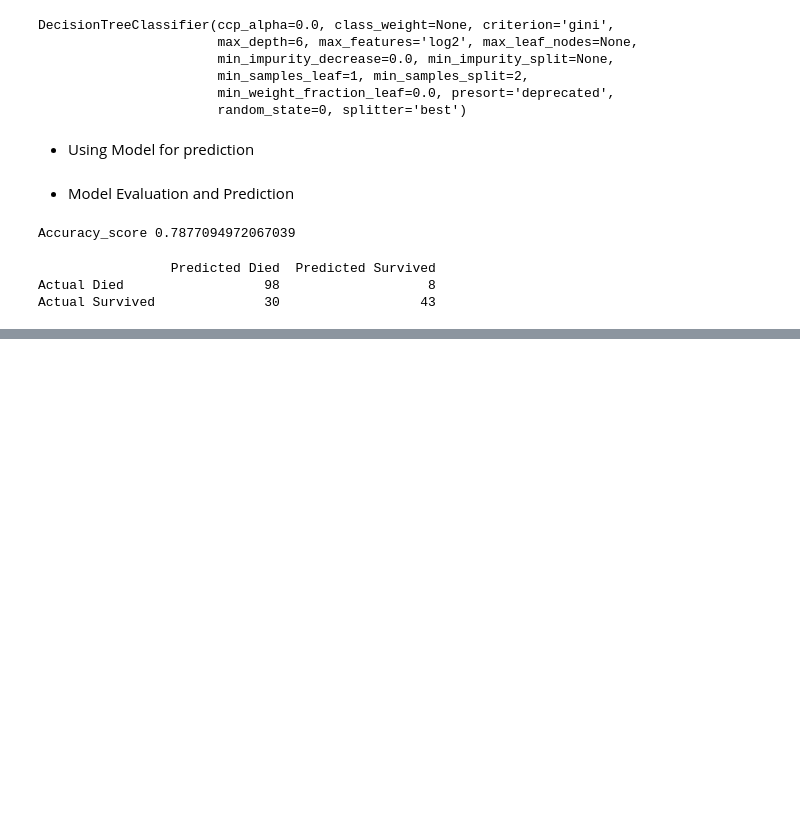
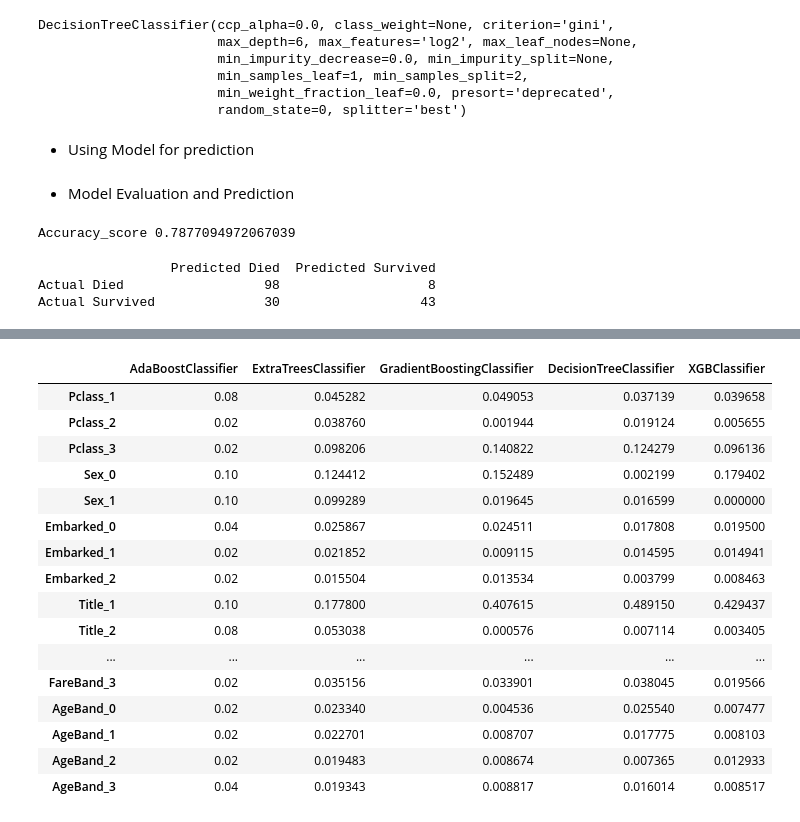
Before and after one commit to ParasNandwani/MLmodels, a Jupyter notebook: DecisionTree.ipynb, the cells around one changed output, grey strips where cells are left out. Drawn from its saved outputs; the diff is of its cells as text; code cells hidden in the pictures; blank space fills up the shorter version.

```diff
--- a/DecisionTree.ipynb
+++ b/DecisionTree.ipynb
@@ -394,0 +755,23 @@ Actual Survived              30                  43
+# %%
+feature_names=data1_x_bin.columns
+feature_impt_df=pd.DataFrame.from_dict(Feature_Importance)
+feature_impt_df.index=feature_names
+feature_impt_df
+# %% [output]
+|  | AdaBoostClassifier | ExtraTreesClassifier | GradientBoostingClassifier | DecisionTreeClassifier | XGBClassifier |
+| Pclass_1 | 0.08 | 0.045282 | 0.049053 | 0.037139 | 0.039658 |
+| Pclass_2 | 0.02 | 0.038760 | 0.001944 | 0.019124 | 0.005655 |
+| Pclass_3 | 0.02 | 0.098206 | 0.140822 | 0.124279 | 0.096136 |
+| Sex_0 | 0.10 | 0.124412 | 0.152489 | 0.002199 | 0.179402 |
+| Sex_1 | 0.10 | 0.099289 | 0.019645 | 0.016599 | 0.000000 |
+| Embarked_0 | 0.04 | 0.025867 | 0.024511 | 0.017808 | 0.019500 |
+| Embarked_1 | 0.02 | 0.021852 | 0.009115 | 0.014595 | 0.014941 |
+| Embarked_2 | 0.02 | 0.015504 | 0.013534 | 0.003799 | 0.008463 |
+| Title_1 | 0.10 | 0.177800 | 0.407615 | 0.489150 | 0.429437 |
+| Title_2 | 0.08 | 0.053038 | 0.000576 | 0.007114 | 0.003405 |
+| ... | ... | ... | ... | ... | ... |
+| FareBand_3 | 0.02 | 0.035156 | 0.033901 | 0.038045 | 0.019566 |
+| AgeBand_0 | 0.02 | 0.023340 | 0.004536 | 0.025540 | 0.007477 |
+| AgeBand_1 | 0.02 | 0.022701 | 0.008707 | 0.017775 | 0.008103 |
+| AgeBand_2 | 0.02 | 0.019483 | 0.008674 | 0.007365 | 0.012933 |
+| AgeBand_3 | 0.04 | 0.019343 | 0.008817 | 0.016014 | 0.008517 |
```
Also changed, not shown: parts of 38 cells of this notebook.
